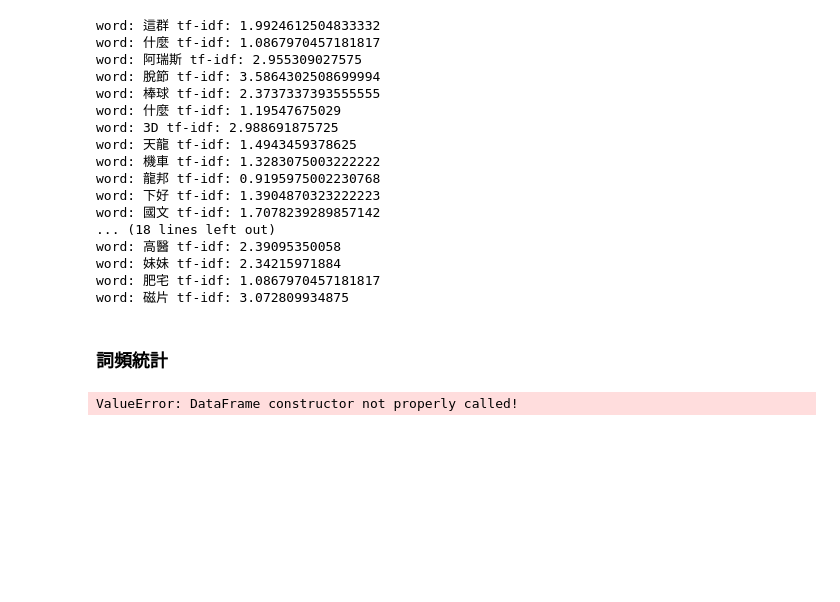
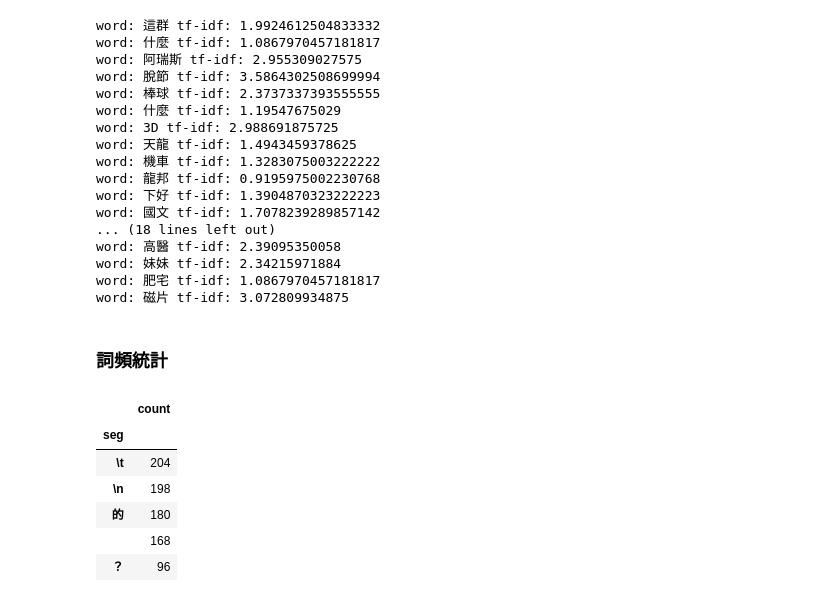
Before and after one commit to YupeiWang/nlp, a Jupyter notebook: HW1.ipynb, the cells around one changed output. Saved outputs shown, nothing was run; the diff lists cells and outputs as text; code cells hidden in the pictures; blank space fills up the shorter version.

```diff
--- a/HW1.ipynb
+++ b/HW1.ipynb
@@ -9,14 +9,21 @@ filename = r"D:\cgu\課程\四年級\四上\自然語言處理\HW1\test.txt"
 # %% [markdown]
 ### 分詞
 # %%
+
+string1 =[]
 with open(filename,'r',encoding = 'utf-8') as f:
     for line in f.readlines():
         word = jieba.lcut(line,cut_all=False)
+        string.append(word)
         #print(word)
         for i in word:
-            print(i,end=' ')
+            if i != "'\n'" :
+                final = final + i +" "
             #print(final)
     #print(final)
-        #seg_list = jieba.lcut(line, cut_all=False)
-        #print('list: ',seg_list)
+    #將多個一維陣列合併成一個一維陣列
+    for i in string :
+        for w in i :
+            string1.append(w)
+    print(string1)
 # %% [output]
@@ -71,13 +77,18 @@ word: 磁片 tf-idf: 3.072809934875
 # %%
 def count_segment_freq(final):
   seg_df = pd.DataFrame(final,columns=['seg'])
   seg_df['count'] = 1
   sef_freq = seg_df.groupby('seg')['count'].sum().sort_values(ascending=False)
   sef_freq = pd.DataFrame(sef_freq)
   return sef_freq
 
-for i in final:
-    sef_freq = count_segment_freq(i)
-    sef_freq.head()
+sef_freq = count_segment_freq(string1)
+sef_freq.head()
 # %% [output]
-ValueError: DataFrame constructor not properly called!
+|  | count |
+| seg |  |
+| \t | 204 |
+| \n | 198 |
+| 的 | 180 |
+|  | 168 |
+| ？ | 96 |
```
Also changed, not shown: parts of 3 cells of this notebook.
